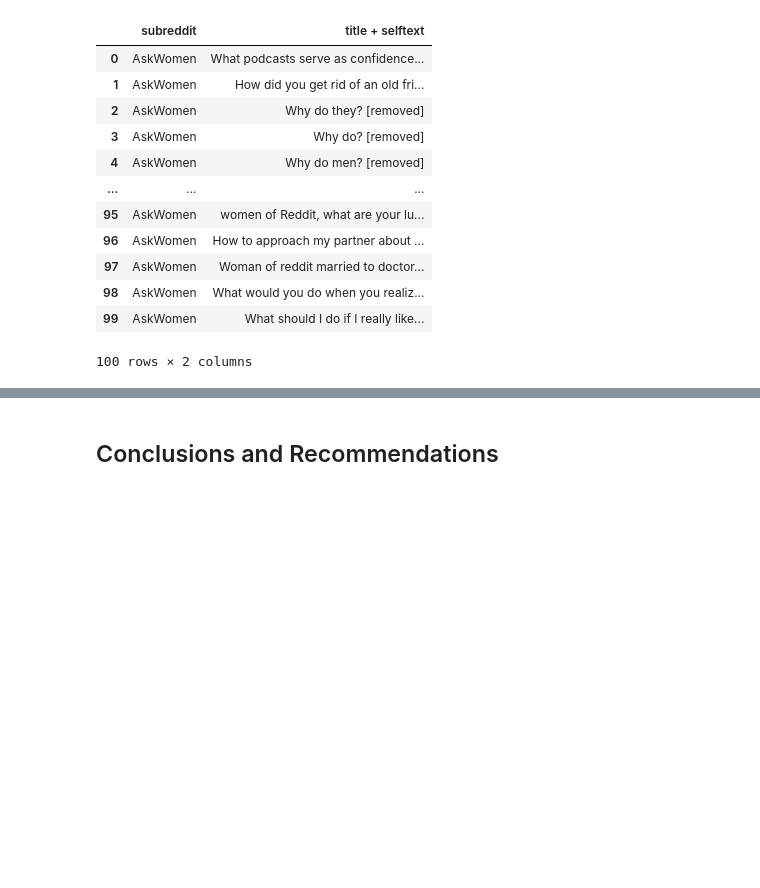
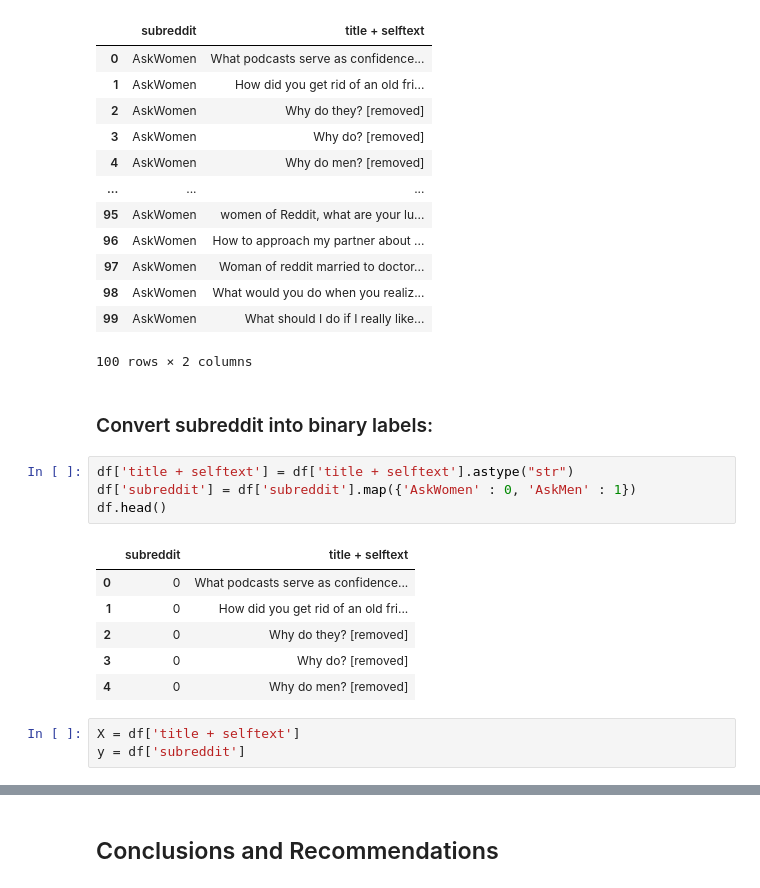
Before and after one commit to oliverfyh/project_Web-APIs-NLP, a Jupyter notebook: code/02_NLP.ipynb, the cells around one changed output, grey strips where cells are left out. Cells and saved outputs as stored; diff of their text form; blank space fills up the shorter version.

```diff
--- a/code/02_NLP.ipynb
+++ b/code/02_NLP.ipynb
@@ -108,3 +108,19 @@ df.head(100)
 | 98 | AskWomen | What would you do when you realiz... |
 | 99 | AskWomen | What should I do if I really like... |
 100 rows × 2 columns
+# %% [markdown]
+### Convert subreddit into binary labels:
+# %%
+df['title + selftext'] = df['title + selftext'].astype("str")
+df['subreddit'] = df['subreddit'].map({'AskWomen' : 0, 'AskMen' : 1})
+df.head()
+# %% [output]
+|  | subreddit | title + selftext |
+| 0 | 0 | What podcasts serve as confidence... |
+| 1 | 0 | How did you get rid of an old fri... |
+| 2 | 0 | Why do they? [removed] |
+| 3 | 0 | Why do? [removed] |
+| 4 | 0 | Why do men? [removed] |
+# %%
+X = df['title + selftext']
+y = df['subreddit']
```
Also changed, not shown: parts of 33 cells of this notebook.
